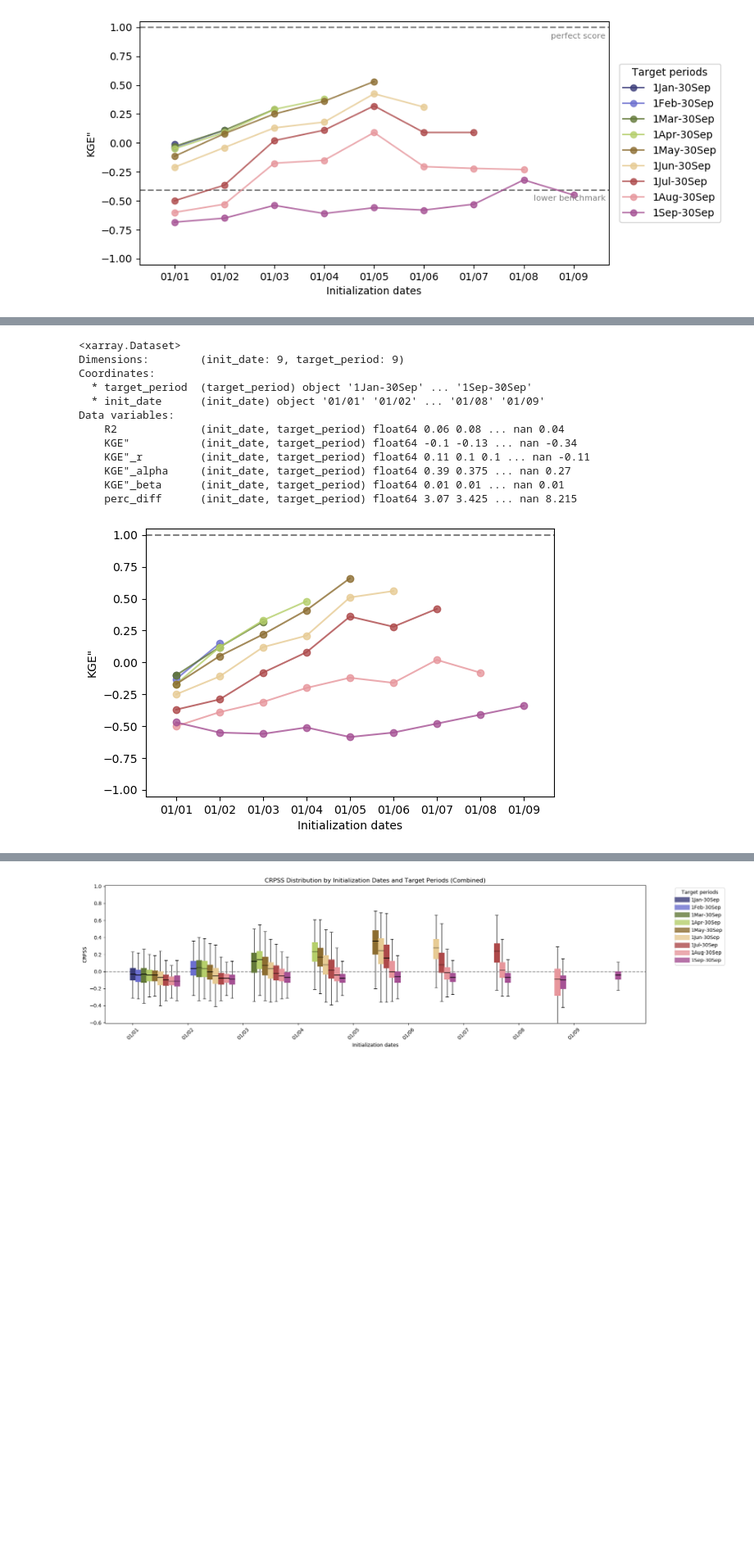
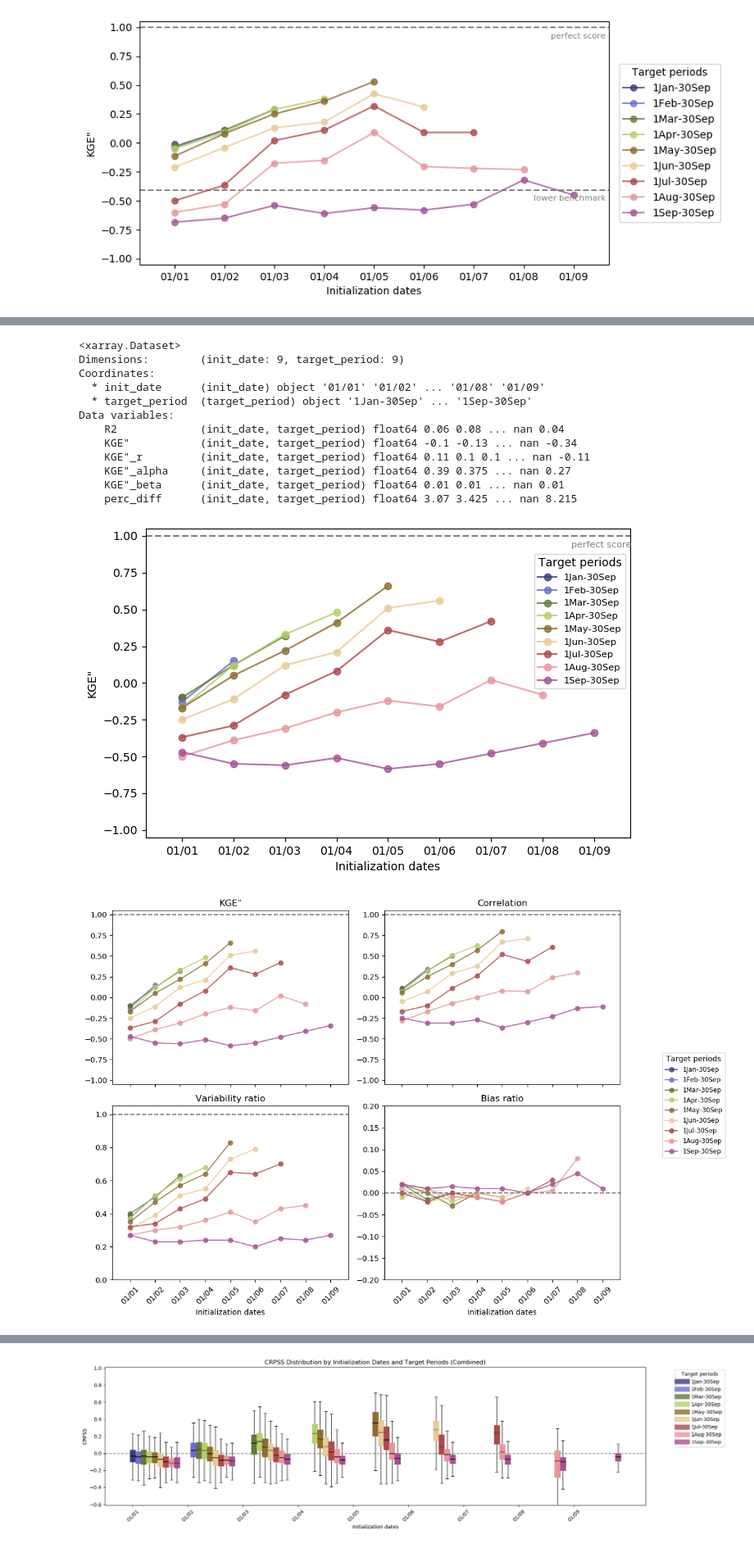
Before and after one commit to Laurin-98/FROSTBYTE_PREVAH, a Jupyter notebook: notebooks/Evaluations.ipynb, the cells around one changed output, grey strips where cells are left out. Shown at 82% size. Drawn from its saved outputs; the diff is of its cells as text; code cells hidden in the pictures; blank space fills up the shorter version.

```diff
--- a/notebooks/Evaluations.ipynb
+++ b/notebooks/Evaluations.ipynb
@@ -312,7 +315,7 @@ print(median_ds)
 KGE_median = median_ds['KGE"']
 
 # Initialize elements for the plot
-fig = plt.figure(figsize=(6, 4))
+fig = plt.figure(figsize=(7, 4.5))
 elem = -1
 cmap = plt.cm.get_cmap('tab20b')
 rgbas = []
@@ -335,11 +338,11 @@ plt.xlim(-.7, len(init_dates) - .3)
 #plt.plot([-.7, len(init_dates) - .3], [-.41, -.41], color='grey', ls='--', zorder=1)
 #plt.annotate('lower benchmark', (len(init_dates) - 1.8, -.5), color='grey', fontsize=8)
 plt.plot([-.7, len(init_dates) - .3], [1, 1], color='grey', ls='--', zorder=1)
-#plt.annotate('perfect score', (len(init_dates) - 1.45, .9), color='grey', fontsize=8)
+plt.annotate('perfect score', (len(init_dates) - 1.45, .92), color='grey', fontsize=8)
 plt.xticks(np.arange(0, len(init_dates)), init_dates)
 plt.xlabel('Initialization dates')
 plt.ylabel('KGE"')
-#plt.legend(title='Target periods', loc='center right', bbox_to_anchor=(1.25, .5))
+plt.legend(title='Target periods', loc='center right', bbox_to_anchor=(1, .7), fontsize=8.18)
 plt.tight_layout()
 
 # Display the plot
@@ -348,8 +351,8 @@ plt.show()
 <xarray.Dataset>
 Dimensions:        (init_date: 9, target_period: 9)
 Coordinates:
+  * init_date      (init_date) object '01/01' '01/02' ... '01/08' '01/09'
   * target_period  (target_period) object '1Jan-30Sep' ... '1Sep-30Sep'
-  * init_date      (init_date) object '01/01' '01/02' ... '01/08' '01/09'
 Data variables:
     R2             (init_date, target_period) float64 0.06 0.08 ... nan 0.04
     KGE"           (init_date, target_period) float64 -0.1 -0.13 ... nan -0.34
@@ -357,4 +360,4 @@ Data variables:
     KGE"_alpha     (init_date, target_period) float64 0.39 0.375 ... nan 0.27
     KGE"_beta      (init_date, target_period) float64 0.01 0.01 ... nan 0.01
     perc_diff      (init_date, target_period) float64 3.07 3.425 ... nan 8.215
-[figure, old version]
+[figure, new version]
@@ -361 +366,71 @@ Data variables:
+# %%
+import xarray as xr
+import matplotlib.pyplot as plt
+import numpy as np
+import os
+
+# Path to your data directory
+nival_limited_reg_and_glac = "../CH_data/CH_camels_output_data/nival_lim_glac_and_reg"
+
+# List all .nc files and compute the median dataset
+nc_files = [os.path.join(nival_limited_reg_and_glac, f) for f in os.listdir(nival_limited_reg_and_glac) if f.endswith('.nc')]
+datasets = [xr.open_dataset(f) for f in nc_files]
+median_ds = xr.concat(datasets, dim="iteration").median(dim="iteration")
+
+# Initialize plot
+fig, axes = plt.subplots(2, 2, figsize=(12, 8), sharex=True)
+cmap = plt.cm.get_cmap('tab20b')
+target_periods = median_ds.target_period.values
+init_dates = median_ds.init_date.values
+
+# Variables and their y-axis ranges
+variables = {
+    "KGE\"": {"ylabel": "KGE\"", "ylim": (-1.05, 1.05)},
+    "KGE\"_r": {"ylabel": "Correlation", "ylim": (-1.05, 1.05)},
+    "KGE\"_alpha": {"ylabel": "Variability ratio", "ylim": (0.0, 1.05)},
+    "KGE\"_beta": {"ylabel": "Bias ratio", "ylim": (-0.2, 0.2)}
+}
+
+axes_list = axes.flatten()
+lines = []  # Store handles for a single legend
+
+# Loop over variables and plot each one
+for idx, (var, props) in enumerate(variables.items()):
+    ax = axes_list[idx]
+    for i, t in enumerate(target_periods):
+        rgba = cmap(i / len(target_periods))
+        toplot = median_ds[var].sel(target_period=t)
+        line, = ax.plot(np.arange(len(init_dates)), toplot.values, marker='o', color=rgba, alpha=0.8, label=t if idx == 0 else "")
+        if idx == 0:  # Only collect the legend handles once
+            lines.append(line)
+
+    # Apply axis settings
+    ax.set_title(props["ylabel"])
+    ax.set_ylim(props["ylim"])
+    ax.set_xlim(-0.7, len(init_dates) - 0.3)
+    ax.set_xticks(np.arange(len(init_dates)))
+    ax.set_xticklabels(init_dates, rotation=45)
+
+    # Add "perfect score" line if necessary
+    if var == "KGE\"_beta":
+        ax.plot([-0.7, len(init_dates) - 0.3], [0, 0], color='grey', ls='--', label='Perfect score')
+    if var == "KGE\"":
+        ax.plot([-0.7, len(init_dates) - 0.3], [1, 1], color='grey', ls='--', label='Perfect score')
+    if var == "KGE\"_r":
+        ax.plot([-0.7, len(init_dates) - 0.3], [1, 1], color='grey', ls='--', label='Perfect score')
+    if var == "KGE\"_alpha":
+        ax.plot([-0.7, len(init_dates) - 0.3], [1, 1], color='grey', ls='--', label='Perfect score')
+# Add common x-labels
+axes[1, 0].set_xlabel("Initialization dates")
+axes[1, 1].set_xlabel("Initialization dates")
+
+# Create a single shared legend
+fig.legend(handles=lines, labels=[str(t) for t in target_periods], title="Target periods",
+           loc="center right", bbox_to_anchor=(1, 0.5), fontsize=8.5)
+
+# Adjust layout
+plt.tight_layout(rect=[0, 0, 0.85, 1])
+plt.show()
+# %% [output]
+[figure, added]
 # %%
```
Also changed, not shown: parts of 6 cells of this notebook, 13 other files.
